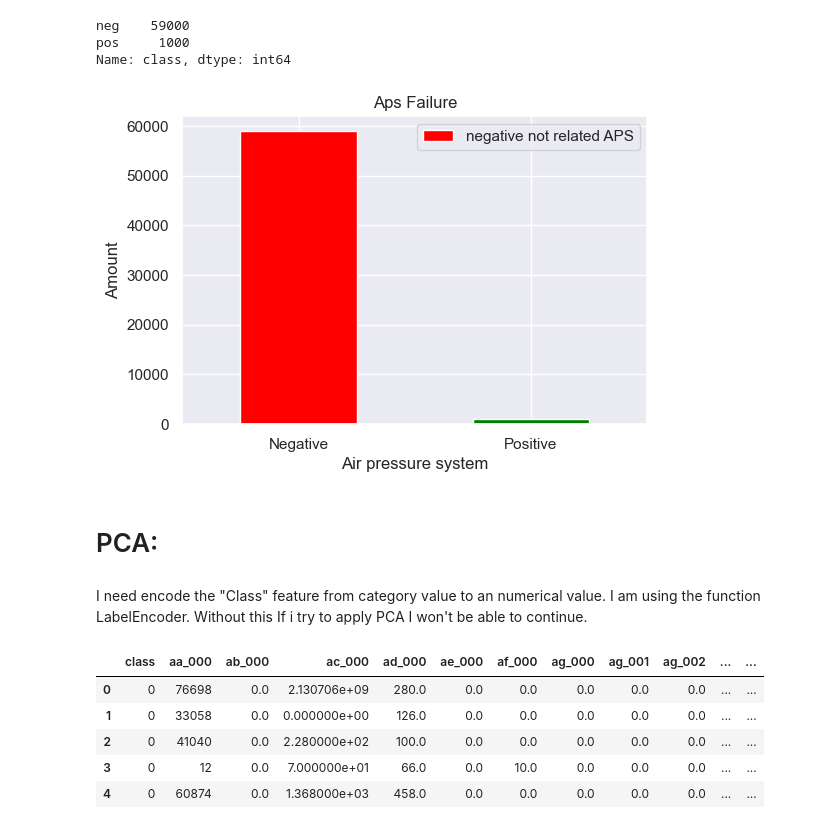
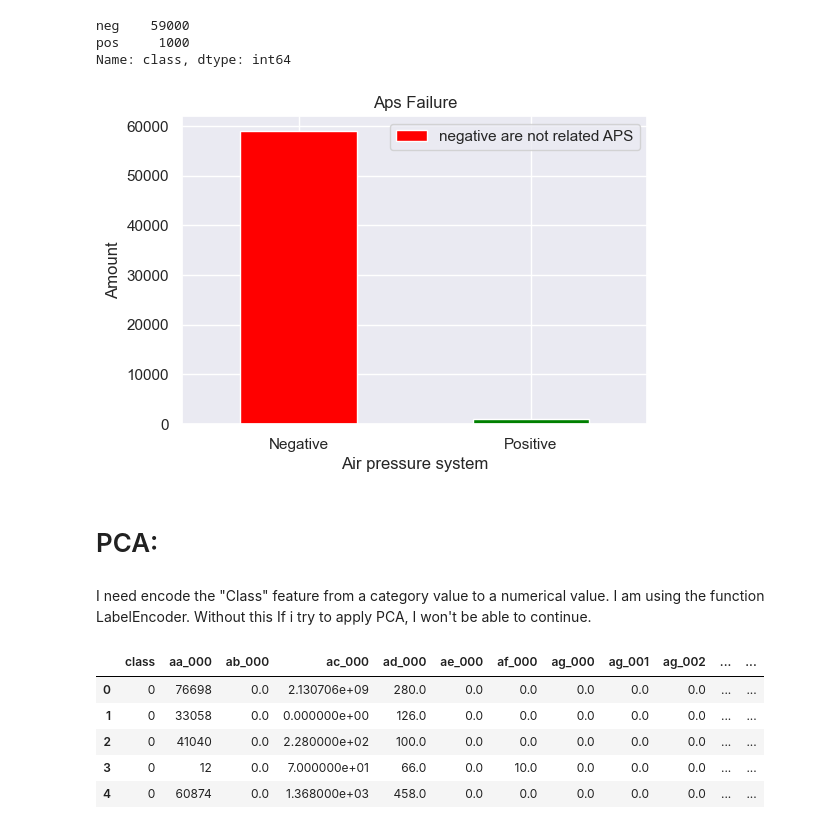
Before and after one commit to Sba23037/CristinaPriolo_DPrepHDip_CA1, a Jupyter notebook: CristinaPriolo_DPrepHDip_CA1.ipynb, the cells around one changed output. Cells and saved outputs as stored; diff of their text form; code cells hidden in the pictures.

```diff
--- a/CristinaPriolo_DPrepHDip_CA1.ipynb
+++ b/CristinaPriolo_DPrepHDip_CA1.ipynb
@@ -155,7 +157,7 @@ aps_df["ad_000"].isnull().sum()
 # %% [markdown]
 I will identify now the missing values with the following:
 # %%
-missing_values=["na"]
+missing_values=["NA","N/A","-","NaN","missing","na","?"]
 # %%
 aps_df=pd.read_csv("aps_failure_set.csv", na_values=missing_values)
 # %% [markdown]
@@ -274,18 +272,18 @@ Name: class, dtype: int64
 # %%
 plt.figure(figsize=(6, 4))
 class_counts.plot(kind='bar', color=['red', 'green'])
 plt.xlabel('Air pressure system')
 plt.ylabel('Amount')
 plt.title('Aps Failure')
 plt.xticks(range(len(class_counts.index)), ['Negative', 'Positive'], rotation=0)
-plt.legend(['negative not related APS'])
+plt.legend(['negative are not related APS'])
 plt.show()
 # %% [output]
-[figure, old version]
+[figure, new version]
 # %% [markdown]
 # PCA:
 # %% [markdown]
-I need encode  the "Class" feature from category value to an numerical value. I am using the function LabelEncoder. Without this If i try to apply PCA I won't be able to continue.
+I need encode  the "Class" feature from a category value to a numerical value. I am using the function LabelEncoder. Without this If i try to apply PCA, I won't be able to continue.
 # %%
 from sklearn.preprocessing import LabelEncoder
 L_encoder = LabelEncoder()
```
Also changed, not shown: parts of 30 cells of this notebook.
